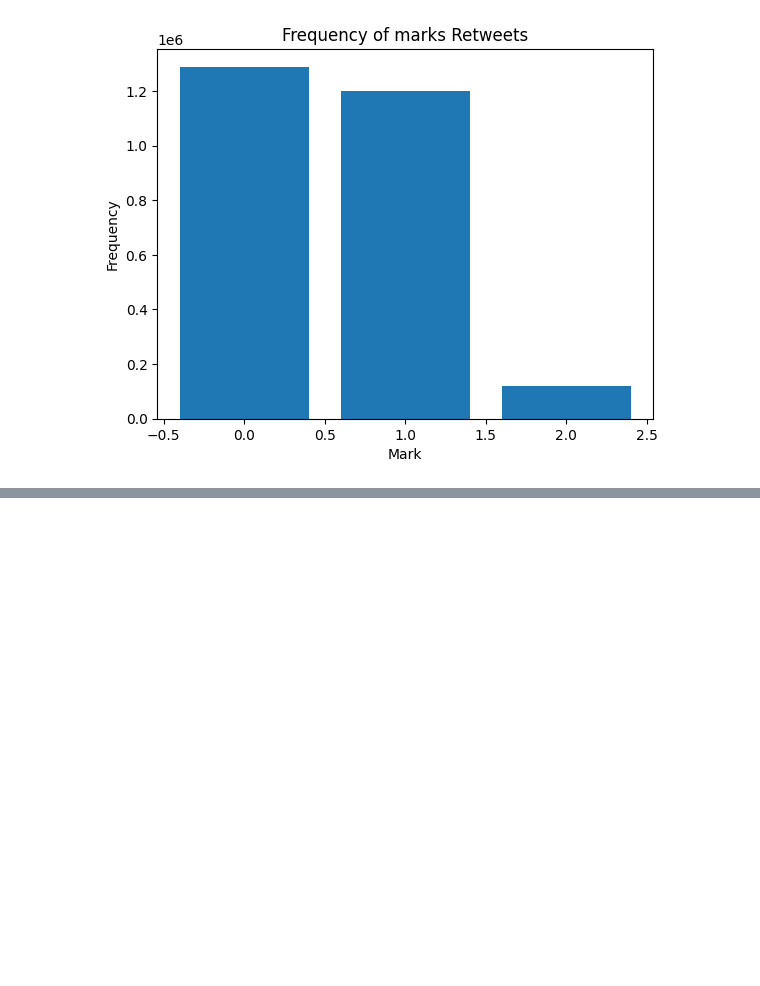
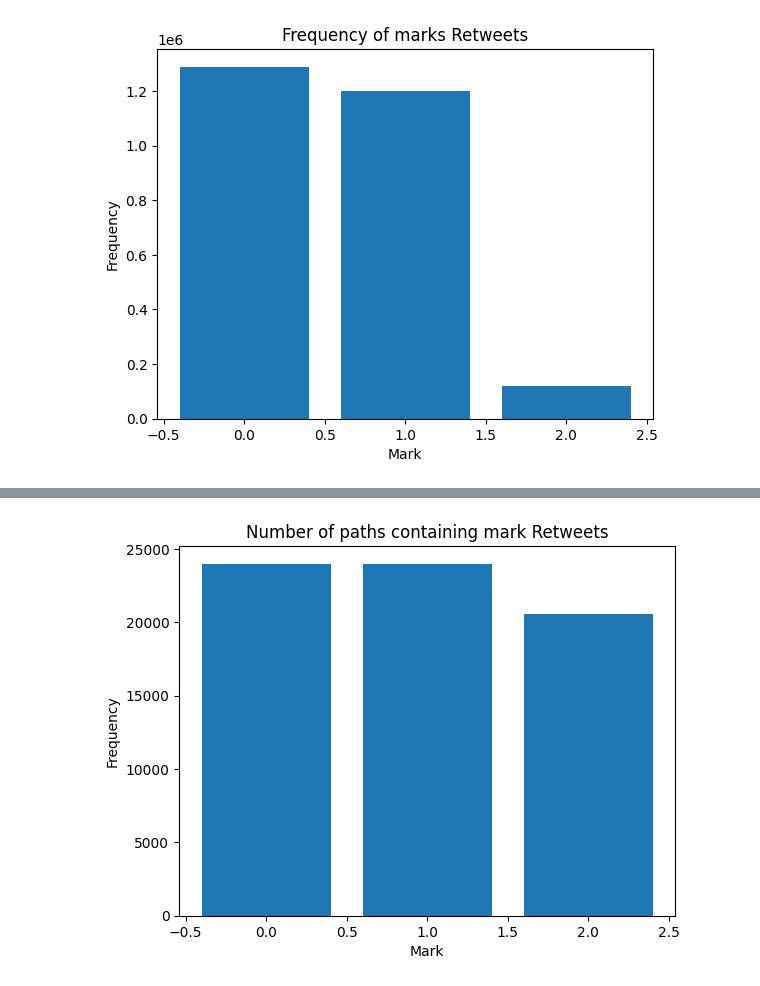
Before and after one commit to FIM4Science/OpenFIM, a Jupyter notebook: notebooks/pp/explore_eval_datasets.ipynb, the cells around one changed output, grey strips where cells are left out. Saved outputs shown, nothing was run; the diff lists cells and outputs as text; code cells hidden in the pictures; blank space fills up the shorter version.

```diff
--- a/notebooks/pp/explore_eval_datasets.ipynb
+++ b/notebooks/pp/explore_eval_datasets.ipynb
@@ -77,0 +116,4 @@ plot_mark_counts(retweet["types"], "Retweets")
+# %%
+plot_num_paths_per_mark(retweet["types"], "Retweets")
+# %% [output]
+[figure, added]
```
Also changed, not shown: parts of 15 cells of this notebook.
